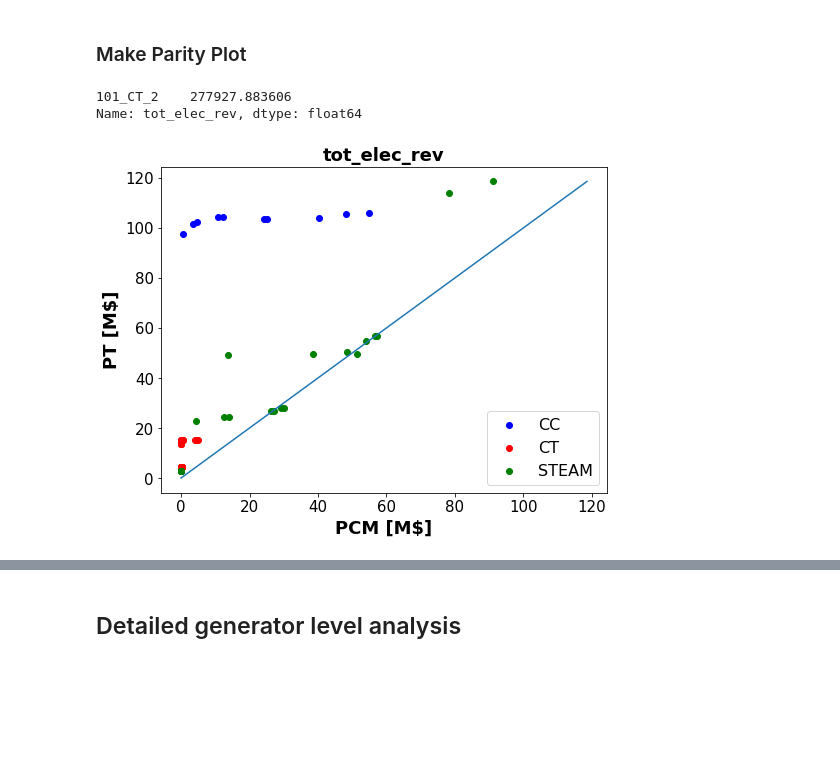
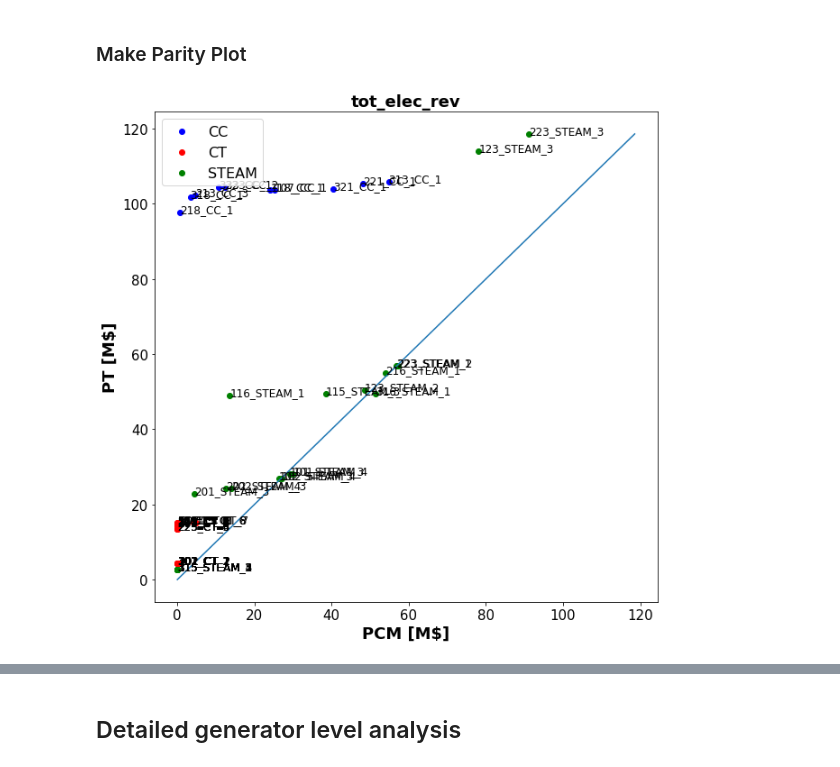
Before and after one commit to Xinhe-Chen/RTS-GMLC-PT, a Jupyter notebook: Notebook/PT_Fossil_Results_Analysis.ipynb, the cells around one changed output, grey strips where cells are left out. Saved outputs shown, nothing was run; the diff lists cells and outputs as text; code cells hidden in the pictures; blank space fills up the shorter version.

```diff
--- a/Notebook/PT_Fossil_Results_Analysis.ipynb
+++ b/Notebook/PT_Fossil_Results_Analysis.ipynb
@@ -281,16 +324,8 @@ for name in gen_names:
 gen_forms = {"CC": CC_gen, "CT": CT_gen, "STEAM": STEAM_gen}
 # %% [markdown]
 ### Make Parity Plot
-# %%
-# df_all_gen_summarize_PCM[df_all_gen_summarize_PCM.index==gen_forms["CC"]]
-df_all_gen_summarize_PCM[df_all_gen_summarize_PCM.index=='101_CT_2']["tot_elec_rev"]
-# %% [output]
-101_CT_2    277927.883606
-Name: tot_elec_rev, dtype: float64
 # %%
-font1 = {"weight": "bold", "size": 18}
-
-def make_parity_plot(df_all_gen_summarize_PCM, df_all_gen_summarize_PT, item):
+def make_parity_plot(df_all_gen_summarize_PCM, df_all_gen_summarize_PT, item, marker="dot"):
     if item in ["tot_elec_rev", "tot_op_cost", "tot_profit"]:
         factor = 1e6
         unit = "M$"
@@ -298,39 +333,44 @@ def make_parity_plot(df_all_gen_summarize_PCM, df_all_gen_summarize_PT, item):
         factor = 1e3
         unit = "GWh"
     if item == "num_startup":
         factor =1
         unit = "#"
     color = {"CC": "b", "CT": "r", "STEAM": "g"}
-    fig, ax = plt.subplots(figsize=(8, 6))
+    fig, ax = plt.subplots(figsize=(10, 10))
     for f in gen_forms:
         item_pt = []
         item_pcm = []
         for name in gen_forms[f]:
             y = df_all_gen_summarize_PT[df_all_gen_summarize_PT.index==name][item]/factor
             x = df_all_gen_summarize_PCM[df_all_gen_summarize_PCM.index==name][item]/factor
             item_pt.append(y)
             item_pcm.append(x)
-#             ax.text(x, y*1.05, name)
-        ax.scatter(item_pcm, item_pt, c=color[f], label=f)
-#         for name in gen_forms[f]:
-            # x: PCM, y: PT
-#             plt.scatter(df_all_gen_summarize_PCM.loc[name][item], df_all_gen_summarize_PT.loc[name][item], c=color[f])
+
+            if marker == "gen_name":
+                ax.text(x, y, name, fontsize=12)
+        if marker == "dot":
+            ax.scatter(item_pcm, item_pt, c=color[f], label=f)
+
+        if marker == "both":
+            for x, y, name in zip(item_pcm, item_pt, gen_forms[f]):
+                ax.text(x, y, name, fontsize=12)
+            ax.scatter(item_pcm, item_pt, c=color[f], label=f)
 
     # plot y = x
     minimum = min(df_all_gen_summarize_PCM[item].min()/factor, df_all_gen_summarize_PT[item].min()/factor)
     maximum = max(df_all_gen_summarize_PCM[item].max()/factor, df_all_gen_summarize_PT[item].max()/factor)
     x = np.linspace(minimum, maximum)
     ax.plot(x,x)
     ax.set_xlabel(f"PCM [{unit}]", font=font1)
     ax.set_ylabel(f"PT [{unit}]", font=font1)
     ax.set_title(f"{item}", font=font1)
     plt.xticks(fontsize=15)
     plt.yticks(fontsize=15)
     plt.legend(prop={"size": 16})
 
     return
 
-make_parity_plot(df_all_gen_summarize_PCM, df_all_gen_summarize_PT, item='tot_elec_rev')
+make_parity_plot(df_all_gen_summarize_PCM, df_all_gen_summarize_PT, item='tot_elec_rev', marker='both')
 # %% [output]
-[figure, old version]
+[figure, new version]
 # %%
```
Also changed, not shown: parts of 28 cells of this notebook, 5 other files.
